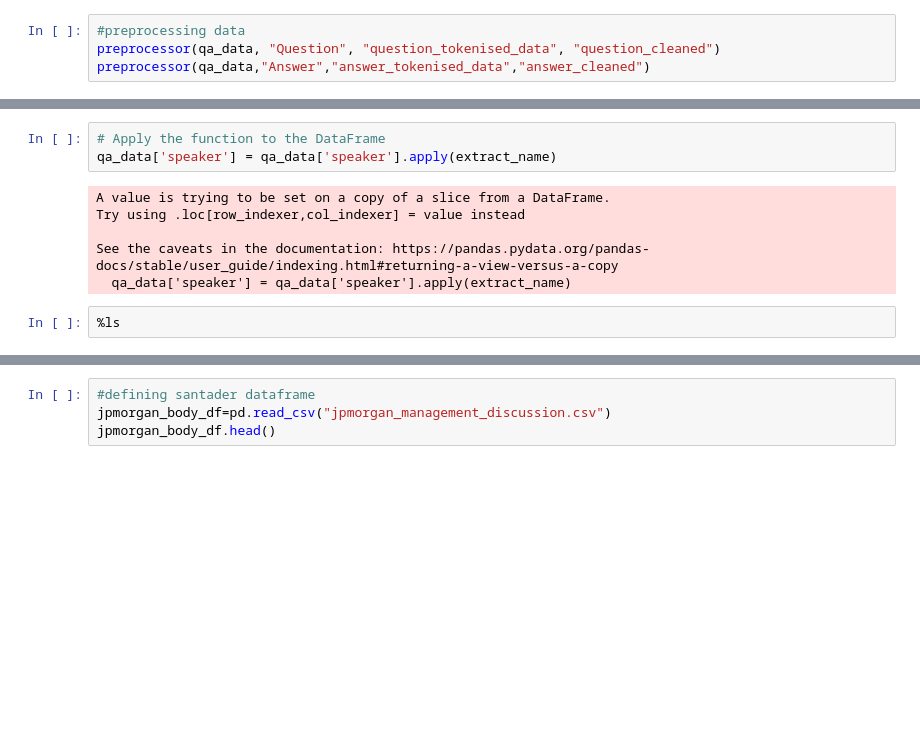
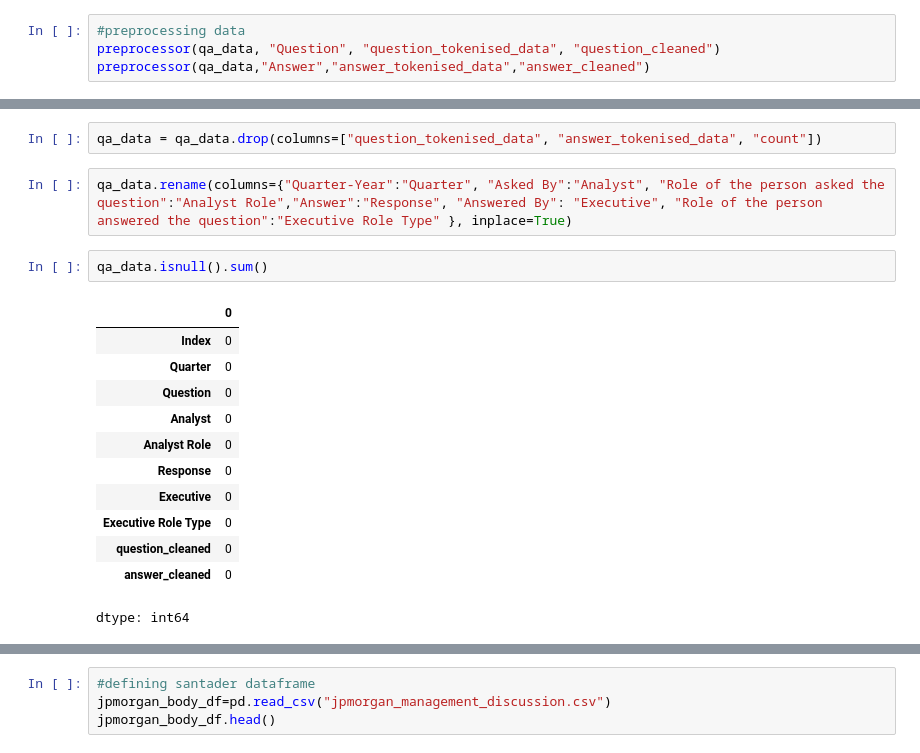
Before and after one commit to sheldonkemper/bank_of_england, a Jupyter notebook: notebooks/processed/ct_preprocessing_jpmorgan_gp4.ipynb, the cells around one changed output, grey strips where cells are left out. Cells and saved outputs as stored; diff of their text form; blank space fills up the shorter version.

```diff
--- a/notebooks/processed/ct_preprocessing_jpmorgan_gp4.ipynb
+++ b/notebooks/processed/ct_preprocessing_jpmorgan_gp4.ipynb
@@ -217,11 +221,19 @@ qa_data.head()
-# %%
-# Apply the function to the DataFrame
-qa_data['speaker'] = qa_data['speaker'].apply(extract_name)
-# %% [output]
-A value is trying to be set on a copy of a slice from a DataFrame.
-Try using .loc[row_indexer,col_indexer] = value instead
-
-See the caveats in the documentation: https://pandas.pydata.org/pandas-docs/stable/user_guide/indexing.html#returning-a-view-versus-a-copy
-  qa_data['speaker'] = qa_data['speaker'].apply(extract_name)
-# %%
-%ls
+# %%
+qa_data = qa_data.drop(columns=["question_tokenised_data", "answer_tokenised_data", "count"])
+# %%
+qa_data.rename(columns={"Quarter-Year":"Quarter", "Asked By":"Analyst", "Role of the person asked the question":"Analyst Role","Answer":"Response", "Answered By": "Executive", "Role of the person answered the question":"Executive Role Type" }, inplace=True)
+# %%
+qa_data.isnull().sum()
+# %% [output]
+|  | 0 |
+| Index | 0 |
+| Quarter | 0 |
+| Question | 0 |
+| Analyst | 0 |
+| Analyst Role | 0 |
+| Response | 0 |
+| Executive | 0 |
+| Executive Role Type | 0 |
+| question_cleaned | 0 |
+| answer_cleaned | 0 |
+dtype: int64
```
Also changed, not shown: parts of 21 cells of this notebook.
